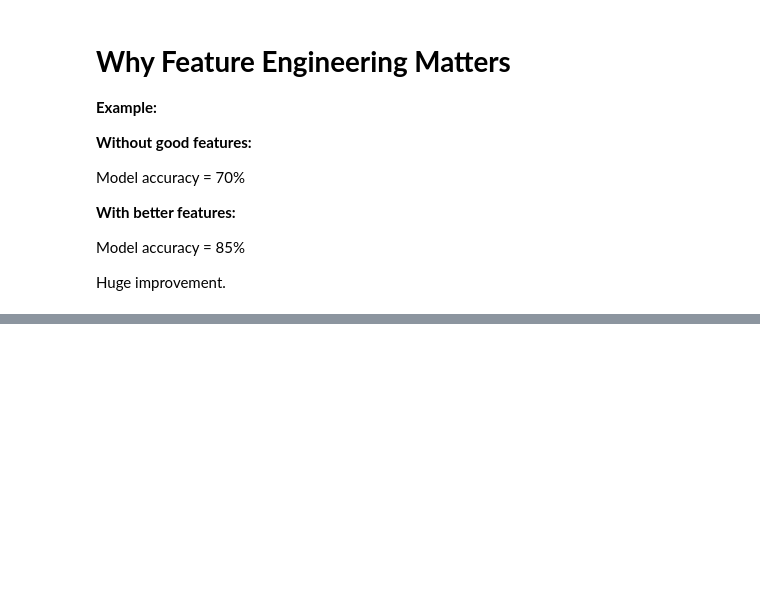
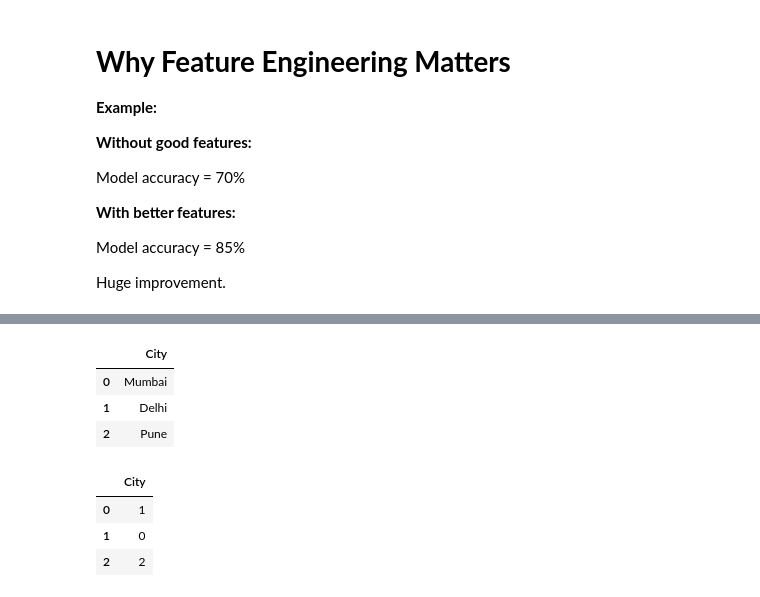
Before and after one commit to iamkhan49/Machine-Learning, a Jupyter notebook: Machine_Learning.ipynb, the cells around one changed output, grey strips where cells are left out. Drawn from its saved outputs; the diff is of its cells as text; code cells hidden in the pictures; blank space fills up the shorter version.

```diff
--- a/Machine_Learning.ipynb
+++ b/Machine_Learning.ipynb
@@ -1095,0 +1149,32 @@ Huge improvement.
+# %%
+data = {
+    "City": ["Mumbai", "Delhi", "Pune"]
+}
+
+df = pd.DataFrame(data)
+df
+# %% [output]
+|  | City |
+| 0 | Mumbai |
+| 1 | Delhi |
+| 2 | Pune |
+# %%
+# Apply encoding.
+
+le = LabelEncoder()
+df["City"] = le.fit_transform(df["City"])
+df
+
+# Label encoding is simple.
+
+# But problem:
+# Model may think:
+
+# 2 > 1 > 0
+
+# Not always good.
+# %% [output]
+|  | City |
+| 0 | 1 |
+| 1 | 0 |
+| 2 | 2 |
```
Also changed, not shown: parts of 17 cells of this notebook.
